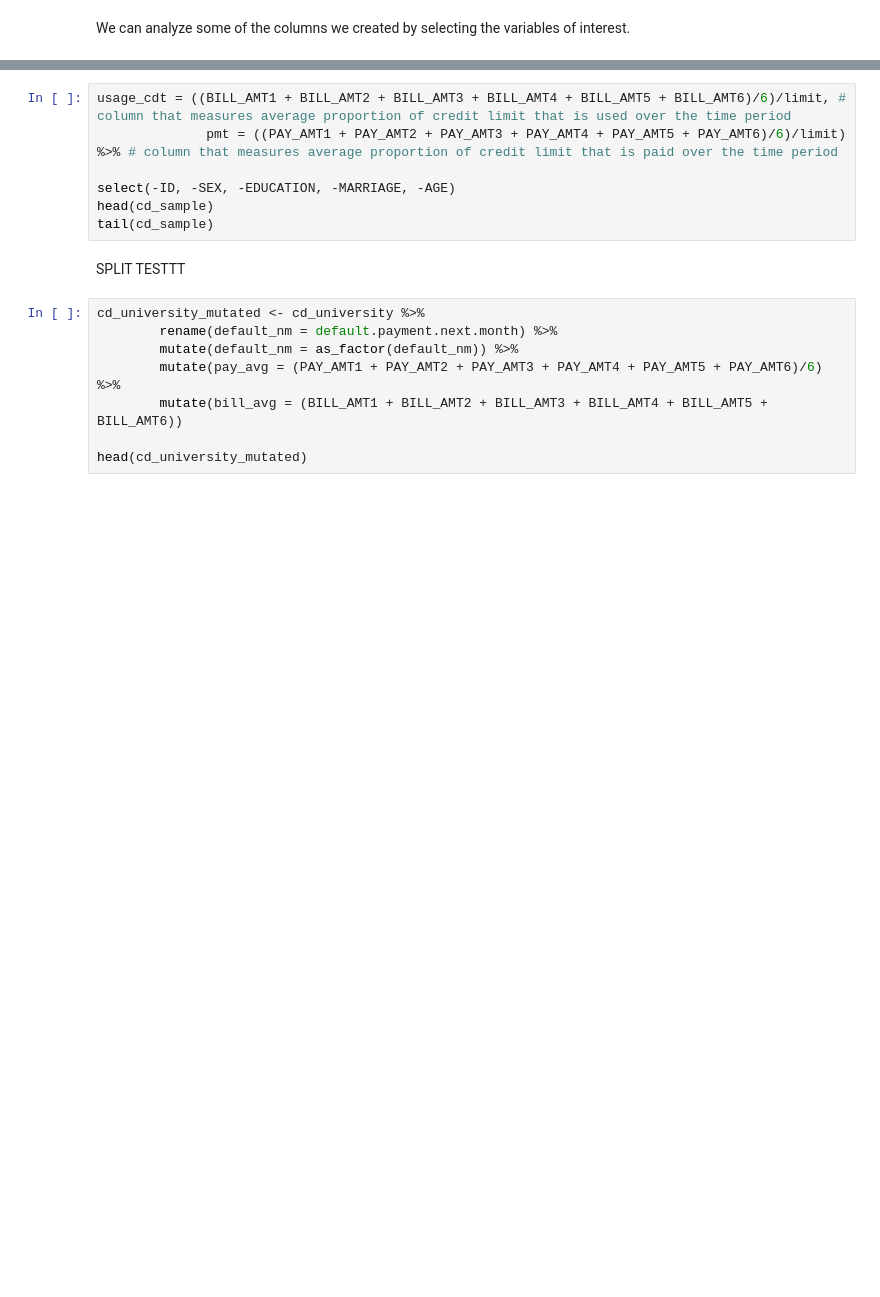
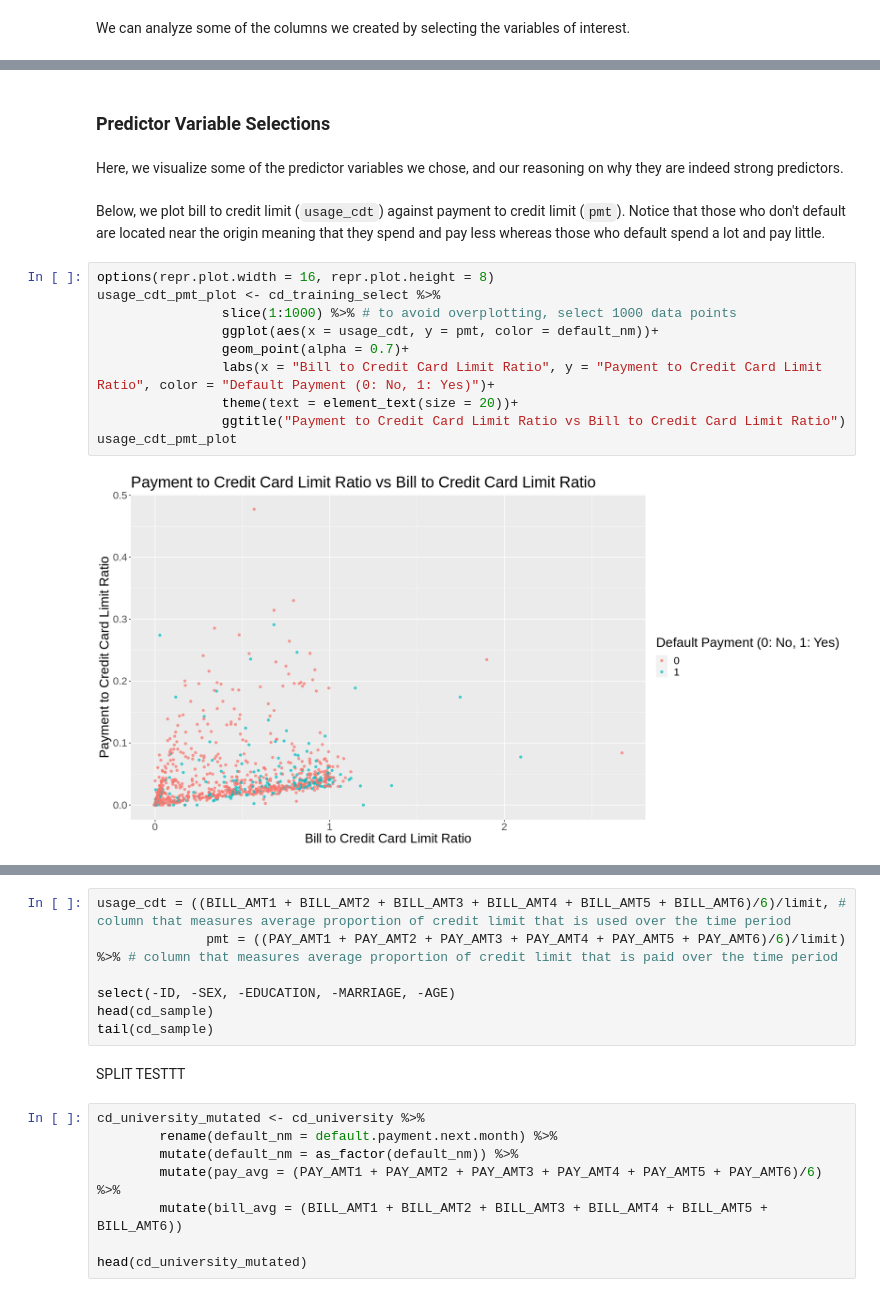
Before and after one commit to berkaytacar/Credit-Default-Predictor-Project, a Jupyter notebook: project_report.ipynb, the cells around one changed output, grey strips where cells are left out. Saved outputs shown, nothing was run; the diff lists cells and outputs as text; blank space fills up the shorter version.

```diff
--- a/project_report.ipynb
+++ b/project_report.ipynb
@@ -181,0 +173,18 @@ A tibble: 6 × 9
+# %% [markdown]
+### Predictor Variable Selections
+# %% [markdown]
+Here, we visualize some of the predictor variables we chose, and our reasoning on why they are indeed strong predictors.
+# %% [markdown]
+Below, we plot bill to credit limit (`usage_cdt`) against payment to credit limit (`pmt`). Notice that those who don't default are located near the origin meaning that they spend and pay less whereas those who default spend a lot and pay little.
+# %%
+options(repr.plot.width = 16, repr.plot.height = 8)
+usage_cdt_pmt_plot <- cd_training_select %>%
+                slice(1:1000) %>% # to avoid overplotting, select 1000 data points
+                ggplot(aes(x = usage_cdt, y = pmt, color = default_nm))+
+                geom_point(alpha = 0.7)+
+                labs(x = "Bill to Credit Card Limit Ratio", y = "Payment to Credit Card Limit Ratio", color = "Default Payment (0: No, 1: Yes)")+
+                theme(text = element_text(size = 20))+
+                ggtitle("Payment to Credit Card Limit Ratio vs Bill to Credit Card Limit Ratio")
+usage_cdt_pmt_plot
+# %% [output]
+[figure, added]
```
Also changed, not shown: parts of 28 cells of this notebook.
